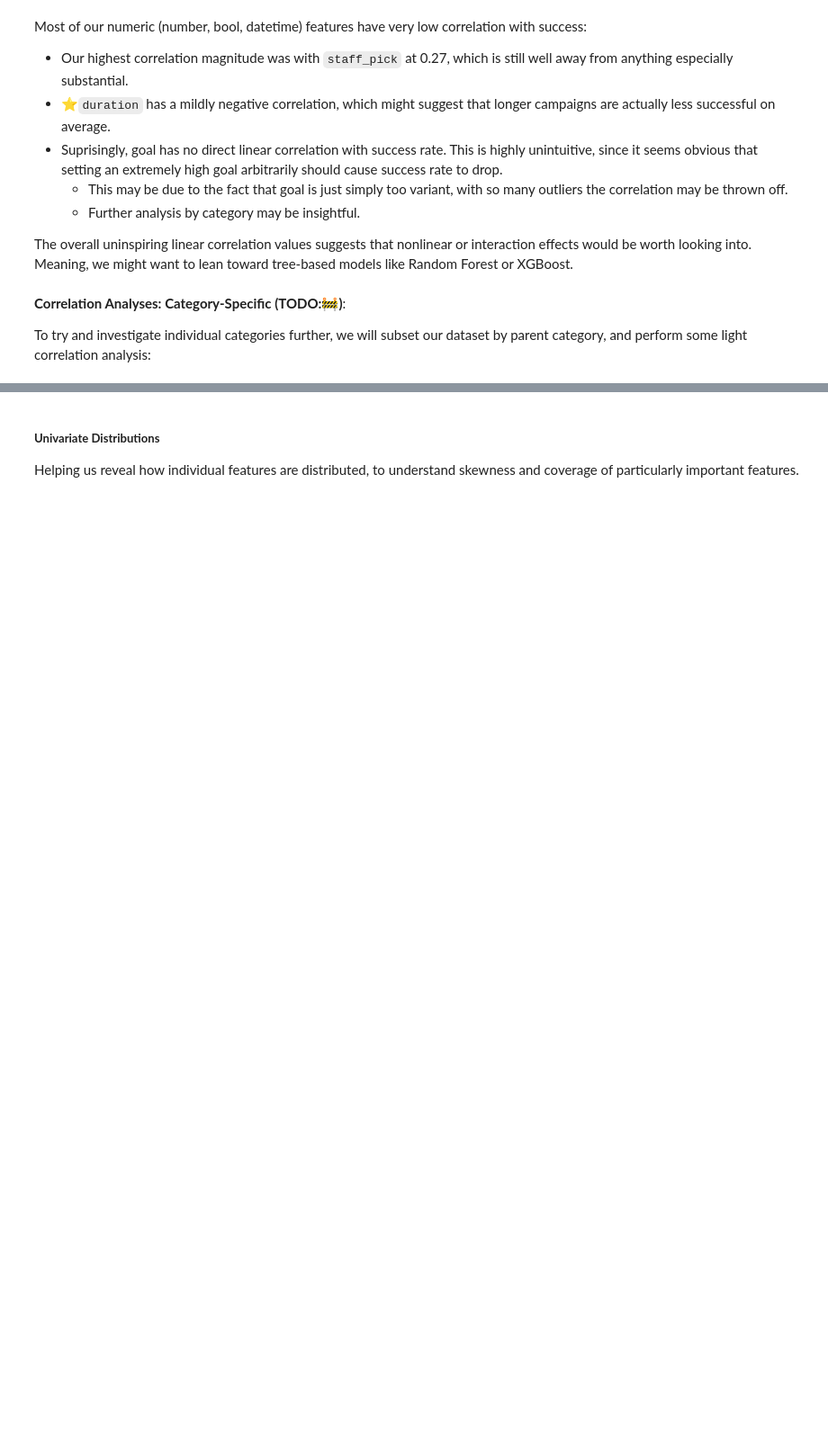
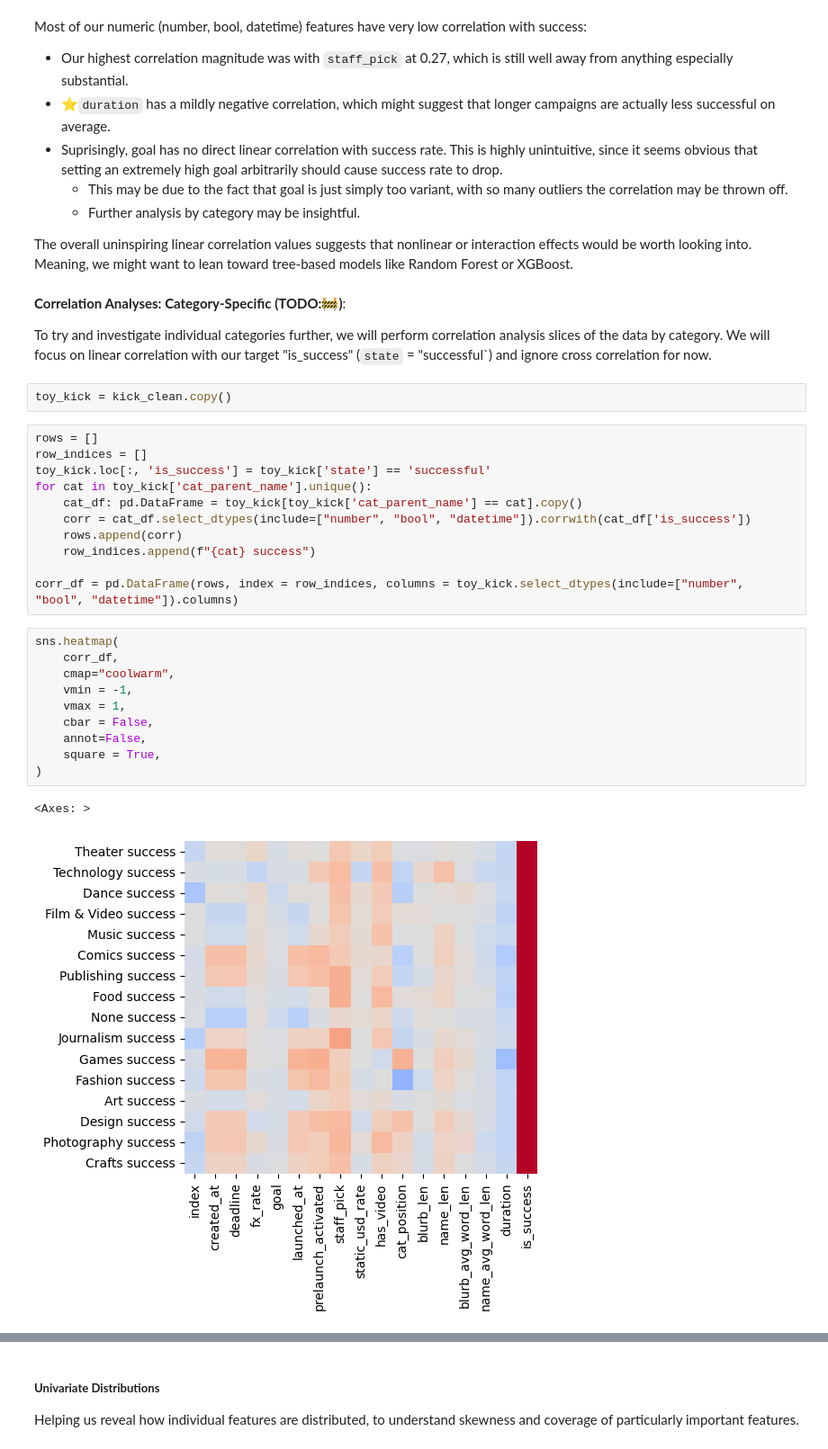
Before and after one commit to DVDMVN/CMSE802_PROJECT, a Jupyter notebook: notebooks/exploration.ipynb, the cells around one changed output, grey strips where cells are left out. Shown at 90% size. Cells and saved outputs as stored; diff of their text form; blank space fills up the shorter version.

Commit message:
Categorical correlation analysis

```diff
--- a/notebooks/exploration.ipynb
+++ b/notebooks/exploration.ipynb
@@ -963,4 +1003,30 @@ The overall uninspiring linear correlation values suggests that nonlinear or int
 # %% [markdown]
 **Correlation Analyses: Category-Specific (TODO:🚧)**:
 
-To try and investigate individual categories further, we will subset our dataset by parent category, and perform some light correlation analysis:
+To try and investigate individual categories further, we will perform correlation analysis slices of the data by category. We will focus on linear correlation with our target "is_success" (`state` = "successful`) and ignore cross correlation for now.
+# %%
+toy_kick = kick_clean.copy()
+# %%
+rows = []
+row_indices = []
+toy_kick.loc[:, 'is_success'] = toy_kick['state'] == 'successful'
+for cat in toy_kick['cat_parent_name'].unique():
+    cat_df: pd.DataFrame = toy_kick[toy_kick['cat_parent_name'] == cat].copy()
+    corr = cat_df.select_dtypes(include=["number", "bool", "datetime"]).corrwith(cat_df['is_success'])
+    rows.append(corr)
+    row_indices.append(f"{cat} success")
+
+corr_df = pd.DataFrame(rows, index = row_indices, columns = toy_kick.select_dtypes(include=["number", "bool", "datetime"]).columns)
+# %%
+sns.heatmap(
+    corr_df,
+    cmap="coolwarm",
+    vmin = -1,
+    vmax = 1,
+    cbar = False,
+    annot=False,
+    square = True,
+)
+# %% [output]
+<Axes: >
+[figure, added]
```
Also changed, not shown: parts of 12 cells of this notebook, 3 other files.
